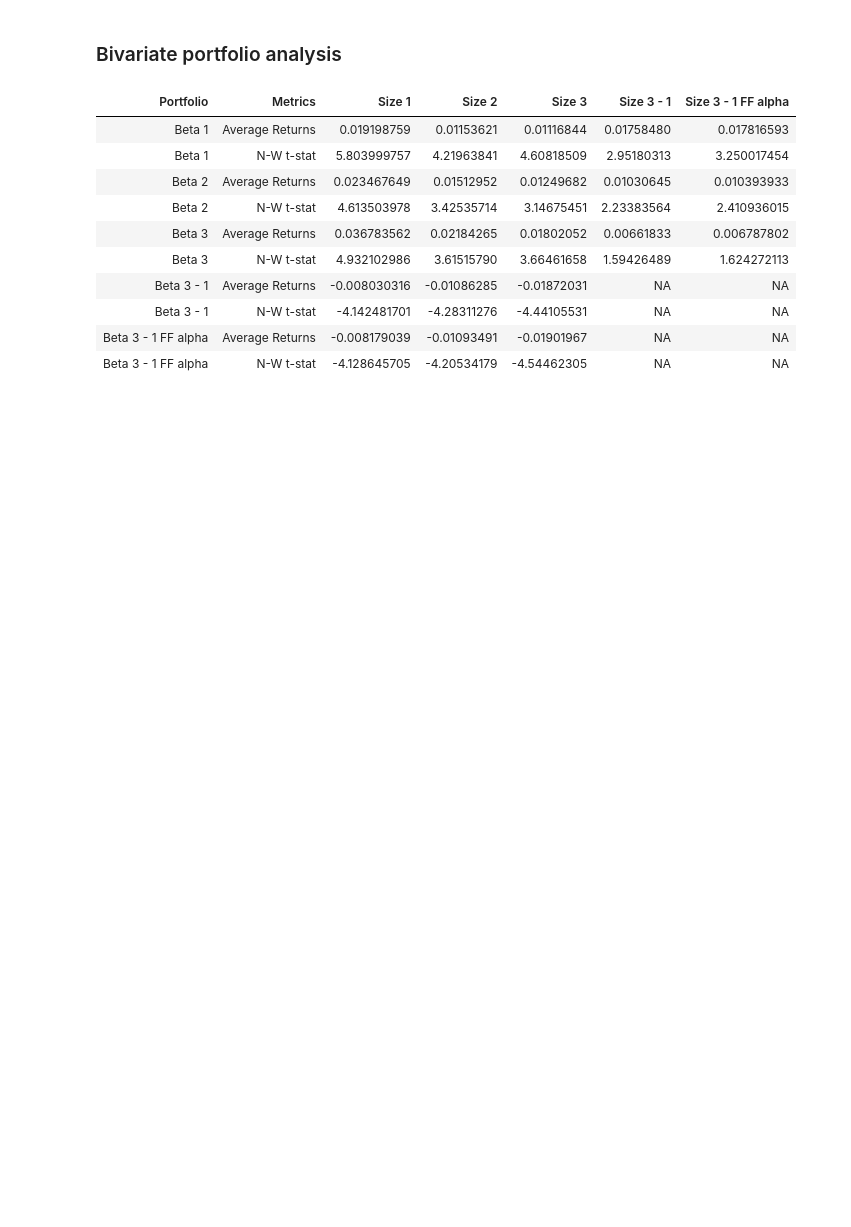
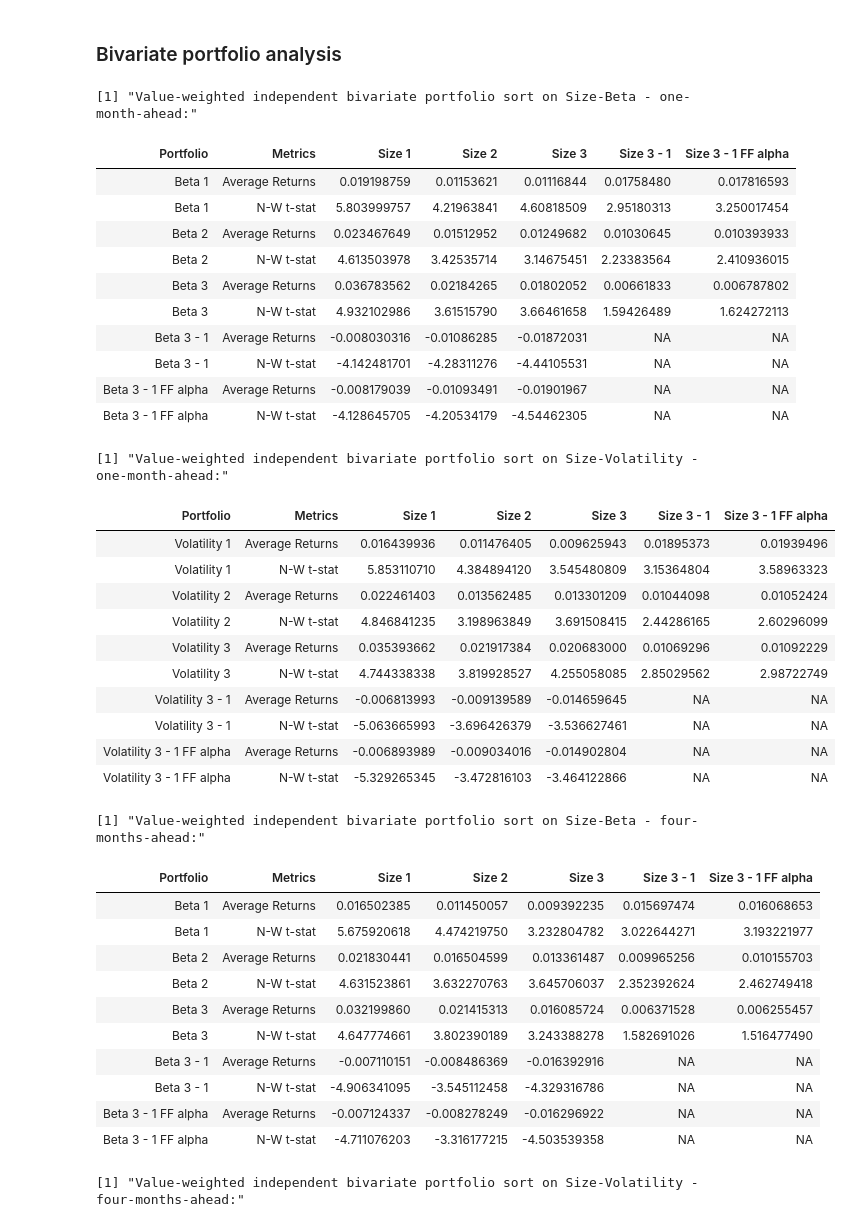
Before and after one commit to PetrCala/AP_HW2, a Jupyter notebook: scripts/HW2_Cala_Cechova_Krejcar.ipynb, the cells around one changed output. Saved outputs shown, nothing was run; the diff lists cells and outputs as text; code cells hidden in the pictures; blank space fills up the shorter version.

Commit message:
Bivariate sort - added pretty output

```diff
--- a/scripts/HW2_Cala_Cechova_Krejcar.ipynb
+++ b/scripts/HW2_Cala_Cechova_Krejcar.ipynb
@@ -689,14 +685,63 @@ main_bivariate_sort <- getBivariateSort(monthly_sizes, 'Size', monthly_betas, 'B
-# %%
-main_bivariate_sort
-# %% [output]
-| Portfolio | Metrics | Size 1 | Size 2 | Size 3 | Size 3 - 1 | Size 3 - 1 FF alpha |
-| Beta 1 | Average Returns | 0.019198759 | 0.01153621 | 0.01116844 | 0.01758480 | 0.017816593 |
-| Beta 1 | N-W t-stat | 5.803999757 | 4.21963841 | 4.60818509 | 2.95180313 | 3.250017454 |
-| Beta 2 | Average Returns | 0.023467649 | 0.01512952 | 0.01249682 | 0.01030645 | 0.010393933 |
-| Beta 2 | N-W t-stat | 4.613503978 | 3.42535714 | 3.14675451 | 2.23383564 | 2.410936015 |
-| Beta 3 | Average Returns | 0.036783562 | 0.02184265 | 0.01802052 | 0.00661833 | 0.006787802 |
-| Beta 3 | N-W t-stat | 4.932102986 | 3.61515790 | 3.66461658 | 1.59426489 | 1.624272113 |
-| Beta 3 - 1 | Average Returns | -0.008030316 | -0.01086285 | -0.01872031 | NA | NA |
-| Beta 3 - 1 | N-W t-stat | -4.142481701 | -4.28311276 | -4.44105531 | NA | NA |
-| Beta 3 - 1 FF alpha | Average Returns | -0.008179039 | -0.01093491 | -0.01901967 | NA | NA |
-| Beta 3 - 1 FF alpha | N-W t-stat | -4.128645705 | -4.20534179 | -4.54462305 | NA | NA |
+# %%
+# Bivariate sort calculation
+bivariate_sort_size_beta_1m <- getBivariateSort(monthly_sizes, 'Size', monthly_betas, 'Beta',
+    monthly_returns, monthly_market_caps, monthly_ff3, months_ahead = 1)
+
+bivariate_sort_size_vol_1m <- getBivariateSort(monthly_sizes, 'Size', monthly_volatilities, 'Volatility',
+    monthly_returns, monthly_market_caps, monthly_ff3, months_ahead = 1)
+
+bivariate_sort_size_beta_4m <- getBivariateSort(monthly_sizes, 'Size', monthly_betas, 'Beta',
+    monthly_returns, monthly_market_caps, monthly_ff3, months_ahead = 4)
+
+bivariate_sort_size_vol_4m <- getBivariateSort(monthly_sizes, 'Size', monthly_volatilities, 'Volatility',
+    monthly_returns, monthly_market_caps, monthly_ff3, months_ahead = 4)
+# %%
+print('Value-weighted independent bivariate portfolio sort on Size-Beta - one-month-ahead:')
+bivariate_sort_size_beta_1m
+
+print('Value-weighted independent bivariate portfolio sort on Size-Volatility - one-month-ahead:')
+bivariate_sort_size_vol_1m
+
+print('Value-weighted independent bivariate portfolio sort on Size-Beta - four-months-ahead:')
+bivariate_sort_size_beta_4m
+
+print('Value-weighted independent bivariate portfolio sort on Size-Volatility - four-months-ahead:')
+bivariate_sort_size_vol_4m
+# %% [output]
+[1] "Value-weighted independent bivariate portfolio sort on Size-Beta - one-month-ahead:"
+| Portfolio | Metrics | Size 1 | Size 2 | Size 3 | Size 3 - 1 | Size 3 - 1 FF alpha |
+| Beta 1 | Average Returns | 0.019198759 | 0.01153621 | 0.01116844 | 0.01758480 | 0.017816593 |
+| Beta 1 | N-W t-stat | 5.803999757 | 4.21963841 | 4.60818509 | 2.95180313 | 3.250017454 |
+| Beta 2 | Average Returns | 0.023467649 | 0.01512952 | 0.01249682 | 0.01030645 | 0.010393933 |
+| Beta 2 | N-W t-stat | 4.613503978 | 3.42535714 | 3.14675451 | 2.23383564 | 2.410936015 |
+| Beta 3 | Average Returns | 0.036783562 | 0.02184265 | 0.01802052 | 0.00661833 | 0.006787802 |
+| Beta 3 | N-W t-stat | 4.932102986 | 3.61515790 | 3.66461658 | 1.59426489 | 1.624272113 |
+| Beta 3 - 1 | Average Returns | -0.008030316 | -0.01086285 | -0.01872031 | NA | NA |
+| Beta 3 - 1 | N-W t-stat | -4.142481701 | -4.28311276 | -4.44105531 | NA | NA |
+| Beta 3 - 1 FF alpha | Average Returns | -0.008179039 | -0.01093491 | -0.01901967 | NA | NA |
+| Beta 3 - 1 FF alpha | N-W t-stat | -4.128645705 | -4.20534179 | -4.54462305 | NA | NA |
+[1] "Value-weighted independent bivariate portfolio sort on Size-Volatility - one-month-ahead:"
+| Portfolio | Metrics | Size 1 | Size 2 | Size 3 | Size 3 - 1 | Size 3 - 1 FF alpha |
+| Volatility 1 | Average Returns | 0.016439936 | 0.011476405 | 0.009625943 | 0.01895373 | 0.01939496 |
+| Volatility 1 | N-W t-stat | 5.853110710 | 4.384894120 | 3.545480809 | 3.15364804 | 3.58963323 |
+| Volatility 2 | Average Returns | 0.022461403 | 0.013562485 | 0.013301209 | 0.01044098 | 0.01052424 |
+| Volatility 2 | N-W t-stat | 4.846841235 | 3.198963849 | 3.691508415 | 2.44286165 | 2.60296099 |
+| Volatility 3 | Average Returns | 0.035393662 | 0.021917384 | 0.020683000 | 0.01069296 | 0.01092229 |
+| Volatility 3 | N-W t-stat | 4.744338338 | 3.819928527 | 4.255058085 | 2.85029562 | 2.98722749 |
+| Volatility 3 - 1 | Average Returns | -0.006813993 | -0.009139589 | -0.014659645 | NA | NA |
+| Volatility 3 - 1 | N-W t-stat | -5.063665993 | -3.696426379 | -3.536627461 | NA | NA |
+| Volatility 3 - 1 FF alpha | Average Returns | -0.006893989 | -0.009034016 | -0.014902804 | NA | NA |
+| Volatility 3 - 1 FF alpha | N-W t-stat | -5.329265345 | -3.472816103 | -3.464122866 | NA | NA |
+[1] "Value-weighted independent bivariate portfolio sort on Size-Beta - four-months-ahead:"
+| Portfolio | Metrics | Size 1 | Size 2 | Size 3 | Size 3 - 1 | Size 3 - 1 FF alpha |
+| Beta 1 | Average Returns | 0.016502385 | 0.011450057 | 0.009392235 | 0.015697474 | 0.016068653 |
+| Beta 1 | N-W t-stat | 5.675920618 | 4.474219750 | 3.232804782 | 3.022644271 | 3.193221977 |
+| Beta 2 | Average Returns | 0.021830441 | 0.016504599 | 0.013361487 | 0.009965256 | 0.010155703 |
+| Beta 2 | N-W t-stat | 4.631523861 | 3.632270763 | 3.645706037 | 2.352392624 | 2.462749418 |
+| Beta 3 | Average Returns | 0.032199860 | 0.021415313 | 0.016085724 | 0.006371528 | 0.006255457 |
+| Beta 3 | N-W t-stat | 4.647774661 | 3.802390189 | 3.243388278 | 1.582691026 | 1.516477490 |
+| Beta 3 - 1 | Average Returns | -0.007110151 | -0.008486369 | -0.016392916 | NA | NA |
+| Beta 3 - 1 | N-W t-stat | -4.906341095 | -3.545112458 | -4.329316786 | NA | NA |
+| Beta 3 - 1 FF alpha | Average Returns | -0.007124337 | -0.008278249 | -0.016296922 | NA | NA |
+| Beta 3 - 1 FF alpha | N-W t-stat | -4.711076203 | -3.316177215 | -4.503539358 | NA | NA |
+[1] "Value-weighted independent bivariate portfolio sort on Size-Volatility - four-months-ahead:"
```
Also changed, not shown: parts of 3 cells of this notebook.
